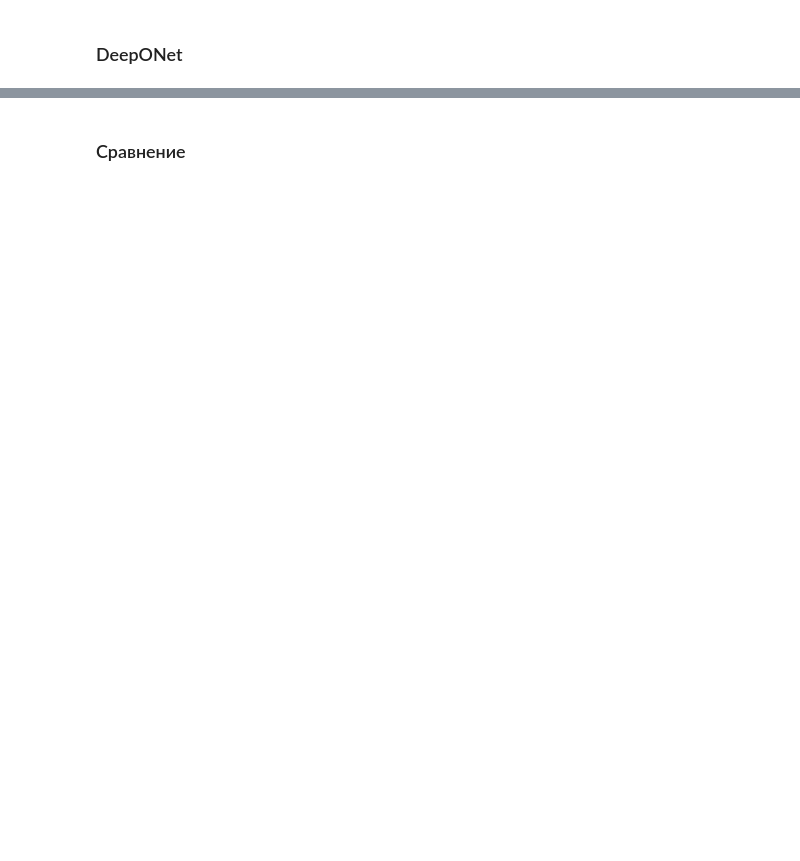
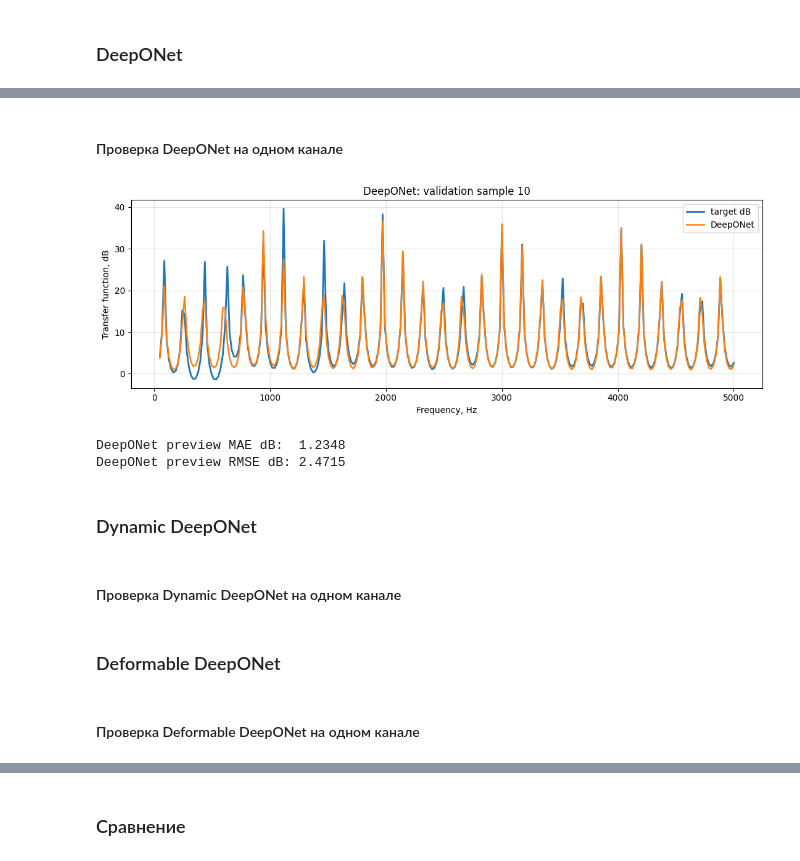
Before and after one commit to Erykalkin/webster, a Jupyter notebook: forward.ipynb, the cells around one changed output, grey strips where cells are left out. Cells and saved outputs as stored; diff of their text form; code cells hidden in the pictures; blank space fills up the shorter version.

```diff
--- a/forward.ipynb
+++ b/forward.ipynb
@@ -340,0 +406,15 @@ plot_single_model_preview(deeponet, deeponet_batch_to_xy, "DeepONet")
+# %% [markdown]
+#### Проверка DeepONet на одном канале
+# %%
+plot_single_model_preview(
+    deeponet,
+    deeponet_batch_to_xy,
+    "DeepONet",
+    sample_idx=10,
+)
+# %% [output]
+[figure, added]
+DeepONet preview MAE dB:  1.2348
+DeepONet preview RMSE dB: 2.4715
+# %% [markdown]
+### Dynamic DeepONet
@@ -340,0 +465,2 @@ plot_single_model_preview(deeponet, deeponet_batch_to_xy, "DeepONet")
+# %% [markdown]
+#### Проверка Dynamic DeepONet на одном канале
@@ -340,0 +476,2 @@ plot_single_model_preview(deeponet, deeponet_batch_to_xy, "DeepONet")
+# %% [markdown]
+### Deformable DeepONet
@@ -340,0 +521,2 @@ plot_single_model_preview(deeponet, deeponet_batch_to_xy, "DeepONet")
+# %% [markdown]
+#### Проверка Deformable DeepONet на одном канале
```
Also changed, not shown: parts of 27 cells of this notebook, 9 other files.
